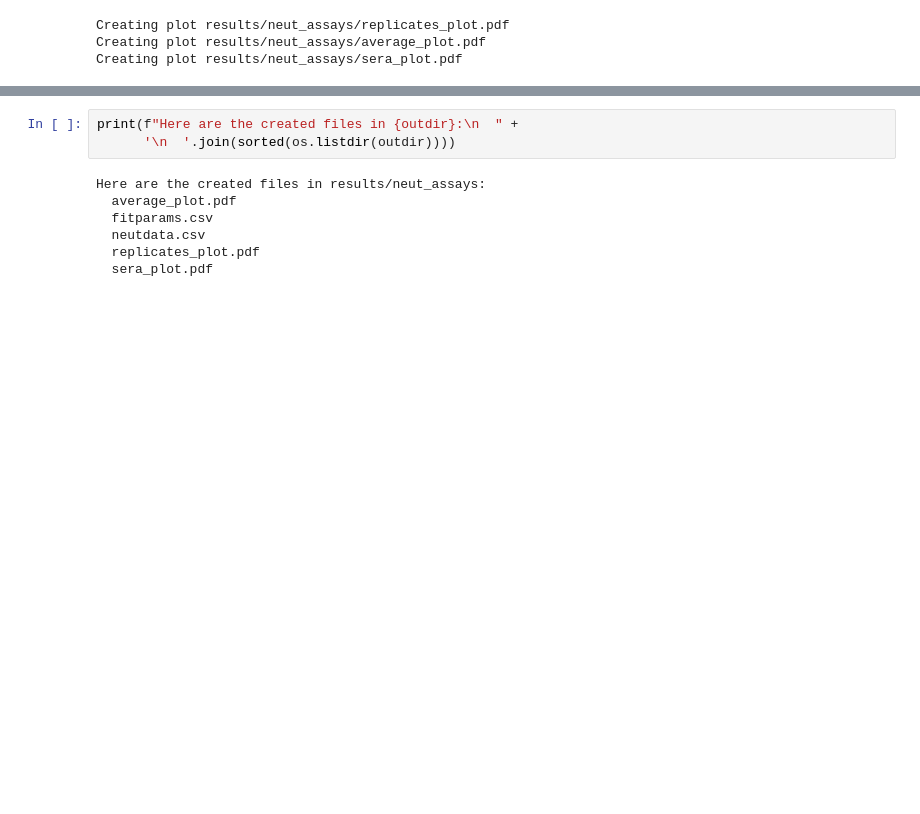
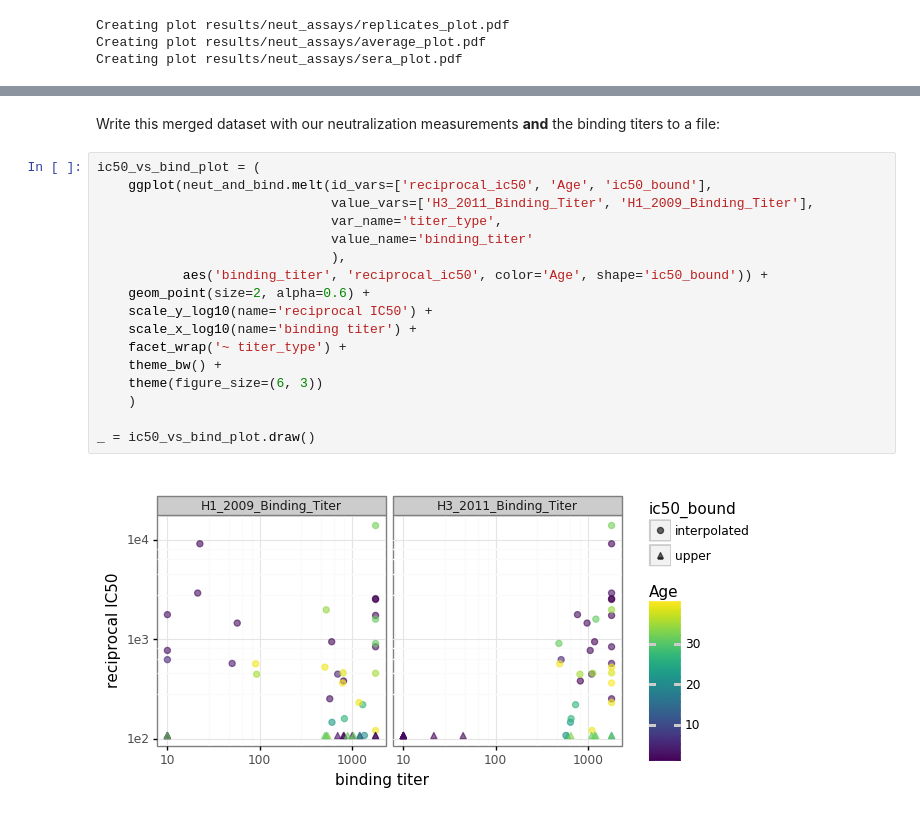
Before and after one commit to jbloomlab/map_flu_serum_Vietnam_H3_Perth2009, a Jupyter notebook: analyze_neut.ipynb, the cells around one changed output, grey strips where cells are left out. Saved outputs shown, nothing was run; the diff lists cells and outputs as text; blank space fills up the shorter version.

```diff
--- a/analyze_neut.ipynb
+++ b/analyze_neut.ipynb
@@ -159,10 +179,21 @@ So overall, this analysis has created several plots and CSV files in
-# %%
-print(f"Here are the created files in {outdir}:\n  " +
-      '\n  '.join(sorted(os.listdir(outdir))))
-# %% [output]
-Here are the created files in results/neut_assays:
-  average_plot.pdf
-  fitparams.csv
-  neutdata.csv
-  replicates_plot.pdf
-  sera_plot.pdf
+# %% [markdown]
+Write this merged dataset with our neutralization measurements **and** the binding titers to a file:
+# %%
+ic50_vs_bind_plot = (
+    ggplot(neut_and_bind.melt(id_vars=['reciprocal_ic50', 'Age', 'ic50_bound'],
+                              value_vars=['H3_2011_Binding_Titer', 'H1_2009_Binding_Titer'],
+                              var_name='titer_type',
+                              value_name='binding_titer'
+                              ),
+           aes('binding_titer', 'reciprocal_ic50', color='Age', shape='ic50_bound')) +
+    geom_point(size=2, alpha=0.6) +
+    scale_y_log10(name='reciprocal IC50') +
+    scale_x_log10(name='binding titer') +
+    facet_wrap('~ titer_type') +
+    theme_bw() +
+    theme(figure_size=(6, 3))
+    )
+
+_ = ic50_vs_bind_plot.draw()
+# %% [output]
+[figure, added]
```
Also changed, not shown: parts of 12 cells of this notebook, 7 other files.
